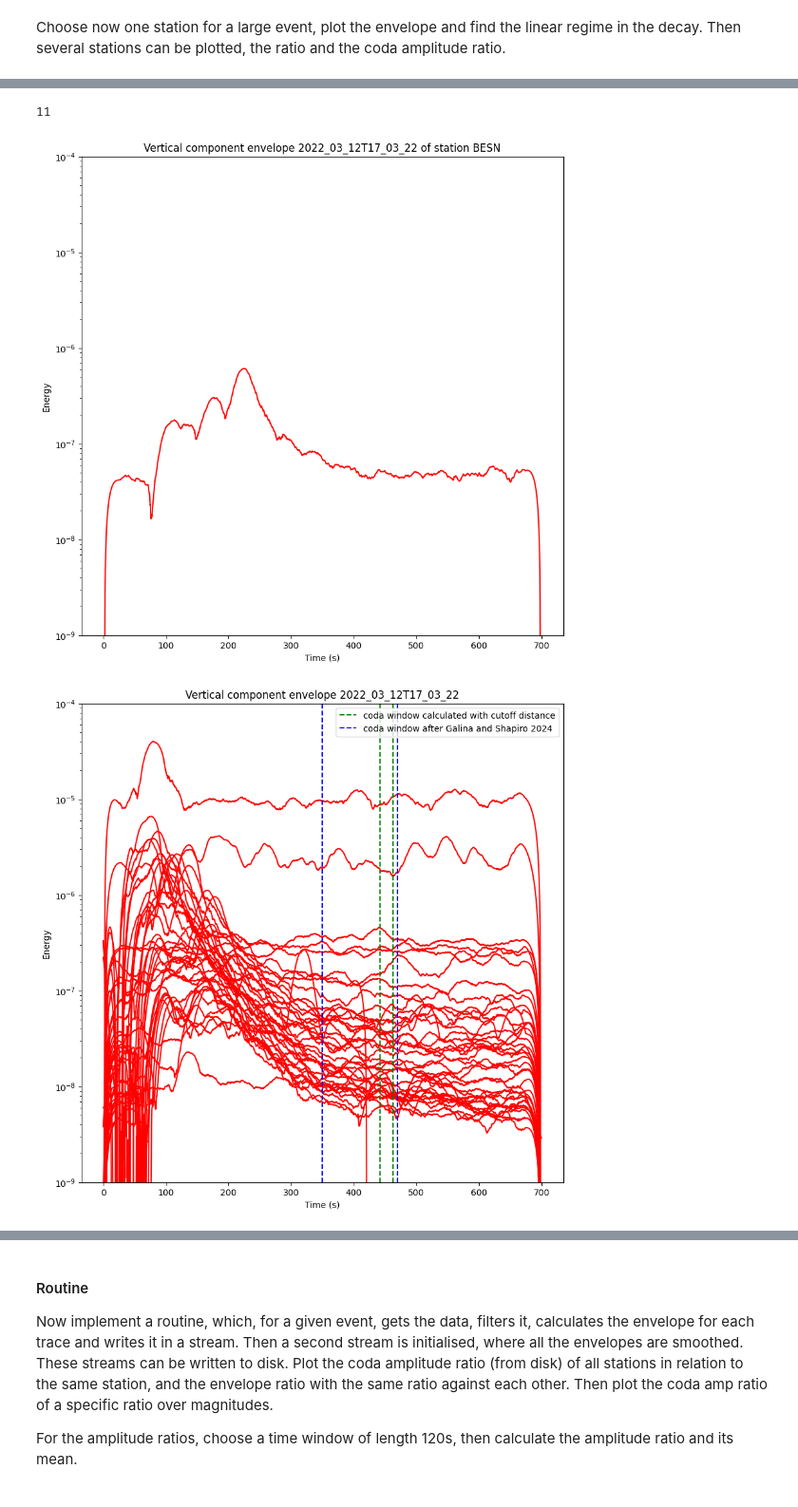
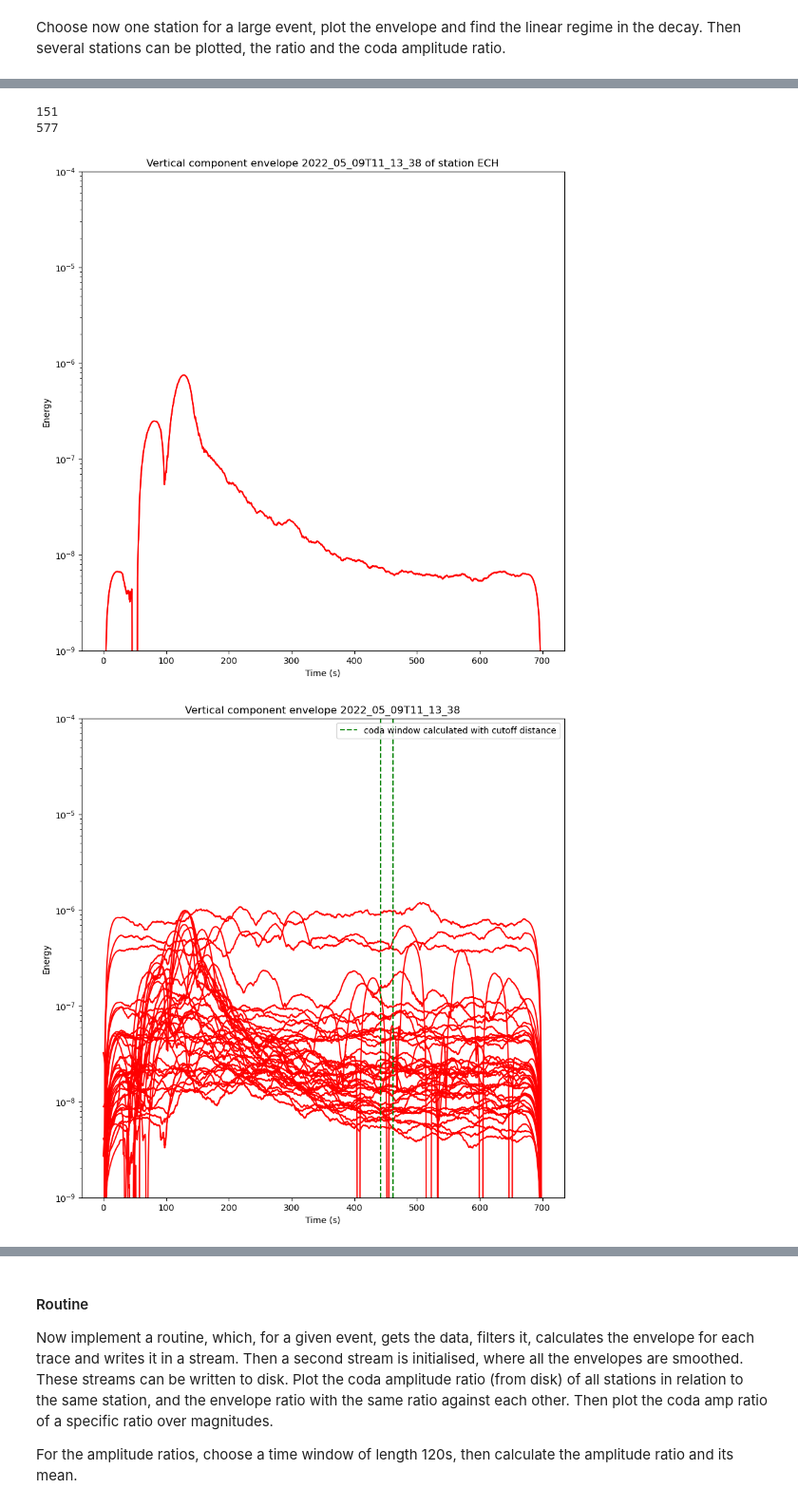
Before and after one commit to schreinerl/Lg_waves, a Jupyter notebook: site_effect_calculation.ipynb, the cells around one changed output, grey strips where cells are left out. Shown at 95% size. Saved outputs shown, nothing was run; the diff lists cells and outputs as text; code cells hidden in the pictures.

Commit message:
Add files via upload
worked on the site effect some more, on the other laptop. implemented the cutoff distance to be dependent on the Lg wave.

```diff
--- a/site_effect_calculation.ipynb
+++ b/site_effect_calculation.ipynb
@@ -85,8 +85,8 @@ plt.show()
 #### Choose large earthquakes
 # %%
 
-catalogue_5 = pd.read_csv('/home/schreinl/Stage/Data/eq_4_france.csv')
-catalogue_5 = catalogue_5[catalogue_5['mag'] >= 4.5].reset_index(drop=True)
+catalogue_5 = pd.read_csv('eq_4_france.csv')
+catalogue_5 = catalogue_5[catalogue_5['mag'] >= 4.0].reset_index(drop=True)
 print(len(catalogue_5))
 carte = folium.Map([45, 7], zoom_start=5)
 
@@ -106,13 +106,15 @@ carte
 [interactive output not drawn]
 # %%
+#import warnings
+#warnings.filterwarnings("ignore")
 datacenters =['RESIF','ODC','ETH','INGV','GEOFON', 'IRIS', 'ICGC']#,'BGR']
-directory='/home/schreinl/Stage/Data/'
+directory='C:/UGA/Stage/Data/'
 distmin=1.9
 distmax=10.
-start = UTCDateTime(catalogue_5['time'][5])
+start = UTCDateTime(catalogue_5['time'][22])
 end = start + 700
-eq_lon = float(catalogue_5['longitude'][5])
-eq_lat = float(catalogue_5['latitude'][5])
+eq_lon = float(catalogue_5['longitude'][22])
+eq_lat = float(catalogue_5['latitude'][22])
 st_all, stations_all, plot = big_downloader2(datacenters, start, end, eq_lon, eq_lat, distmin, distmax, directory, plot=False)
 time_string = UTCDateTime.strftime(start, format="%Y_%m_%dT%H_%M_%S")
 # %% [output]
@@ -184,5 +171,5 @@ BESN
 # %%
-station = "BESN"
+station = "ECH"
 plt.figure(figsize=(10,10))
 for i,tr in enumerate(st_envelope):
     if tr.stats.station == station:
@@ -208,46 +195,47 @@ for i,tr in enumerate(st_envelope):
         #plt.xlim([100,350])
 plt.show()
 # %% [output]
-11
+151
+577
-[figure, old version]
+[figure, new version]
 # %%
 from scipy.signal import savgol_filter
 from random import randint
-def smooth_plot_envelope(time_string, n_traces,st_envelope):
+def smooth_plot_envelope(time_string, n_traces,st_envelope,tmincoda_dist=442, tmaxcoda_dist=462):
     testing = [(randint(1, len(st_plot_filt_all))) for i in range(n_traces)]
 
     plt.figure(figsize=(10,10))
     for i in testing:
         if i < len(st_envelope):
             npts = len(st_envelope[i].data)
             samprate = st_envelope[i].stats.sampling_rate #10000/700
             t = np.arange(0, npts / samprate, 1 / samprate)
 
             #use a stable window length in s, while the window lenght in samples is dependant on the sample rate
 
             window_length = min(50*samprate, npts) # Ensure window_length is not greater than npts
             if window_length % 2 == 0:
                 window_length -= 1
             yhat = savgol_filter(st_envelope[i].data, int(window_length), 3)
             t = t[:len(yhat)]
 
             #plt.semilogy(t,st_envelope[i])
             plt.semilogy(t,yhat, color='red')
             plt.ylim([1e-9,1e-4])
             plt.title(f"Vertical component envelope {time_string}")
             plt.ylabel("Energy")
             plt.xlabel("Time (s)")
             #plt.xlim([100,350])
-    plt.vlines(442.5923911439157,ymax=1e-4,ymin=1e-9, label='coda window calculated with cutoff distance',colors='g',linestyles='--')
-    plt.vlines(462.5923911439157,ymax=1e-4,ymin=1e-9,colors='g',linestyles='--')
-    plt.vlines(350,ymax=1e-4,ymin=1e-9, label='coda window after Galina and Shapiro 2024',colors='b',linestyles='--')
-    plt.vlines(470,ymax=1e-4,ymin=1e-9,colors='b',linestyles='--')
+    plt.vlines(tmaxcoda_dist,ymax=1e-4,ymin=1e-9, label='coda window calculated with cutoff distance',colors='g',linestyles='--')
+    plt.vlines(tmincoda_dist,ymax=1e-4,ymin=1e-9,colors='g',linestyles='--')
+    #plt.vlines(350,ymax=1e-4,ymin=1e-9, label='coda window similar to Galina&Shapiro 2024',colors='b',linestyles='--')
+    #plt.vlines(470,ymax=1e-4,ymin=1e-9,colors='b',linestyles='--')
     plt.legend()
     plt.show()
 
     return
 tset = smooth_plot_envelope(time_string, 50,st_envelope)
 # %% [output]
-[figure, old version]
+[figure, new version]
 # %%
 plt.figure(figsize=(10,10))
```
Also changed, not shown: parts of 23 cells of this notebook, 1 other file.
